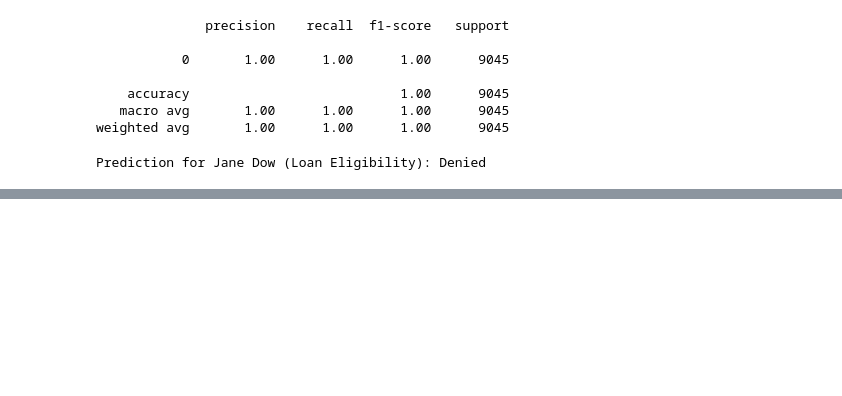
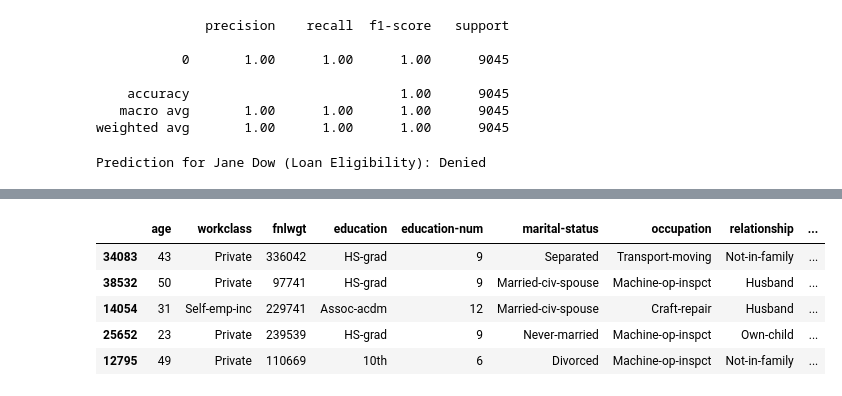
Before and after one commit to Jenniferli6/XAI_Machine_Learning_Court, a Jupyter notebook: Machine_Learning_Court.ipynb, the cells around one changed output, grey strips where cells are left out. Drawn from its saved outputs; the diff is of its cells as text; code cells hidden in the pictures; blank space fills up the shorter version.

```diff
--- a/Machine_Learning_Court.ipynb
+++ b/Machine_Learning_Court.ipynb
@@ -90,0 +134,11 @@ Prediction for Jane Dow (Loan Eligibility): Denied
+# %%
+# Load Data
+df2 = adult.frame
+df2.sample(5)
+# %% [output]
+|  | age | workclass | fnlwgt | education | education-num | marital-status | occupation | relationship | ... |
+| 34083 | 43 | Private | 336042 | HS-grad | 9 | Separated | Transport-moving | Not-in-family | ... |
+| 38532 | 50 | Private | 97741 | HS-grad | 9 | Married-civ-spouse | Machine-op-inspct | Husband | ... |
+| 14054 | 31 | Self-emp-inc | 229741 | Assoc-acdm | 12 | Married-civ-spouse | Craft-repair | Husband | ... |
+| 25652 | 23 | Private | 239539 | HS-grad | 9 | Never-married | Machine-op-inspct | Own-child | ... |
+| 12795 | 49 | Private | 110669 | 10th | 6 | Divorced | Machine-op-inspct | Not-in-family | ... |
```
Also changed, not shown: parts of 36 cells of this notebook.
